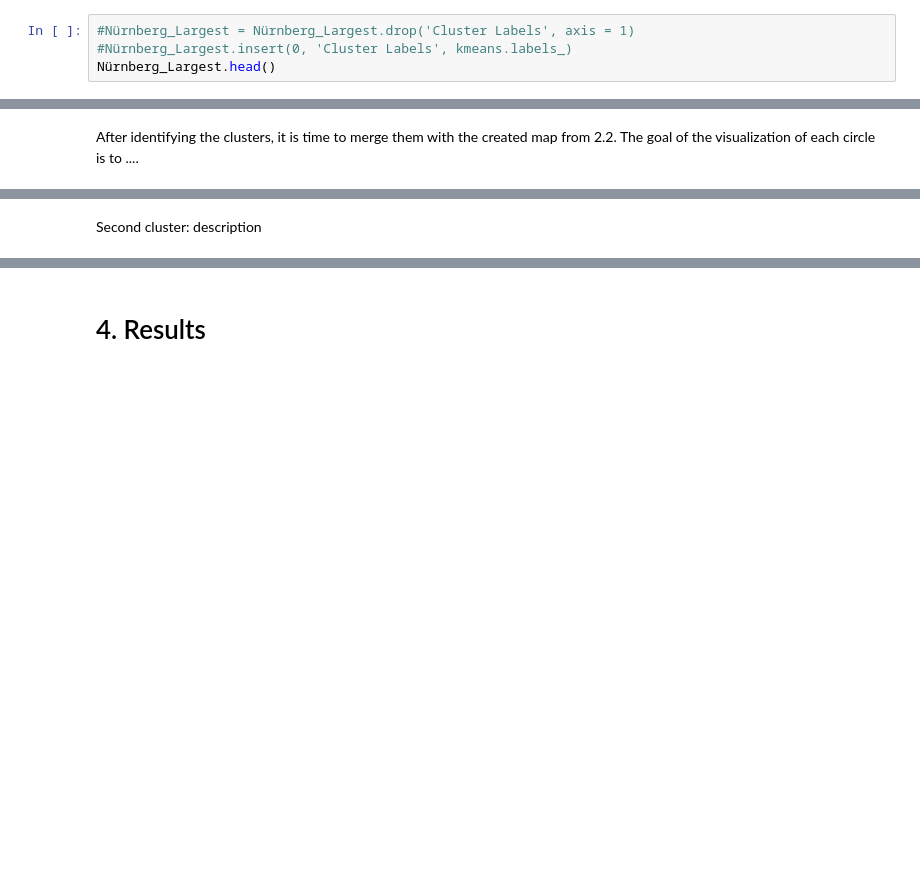
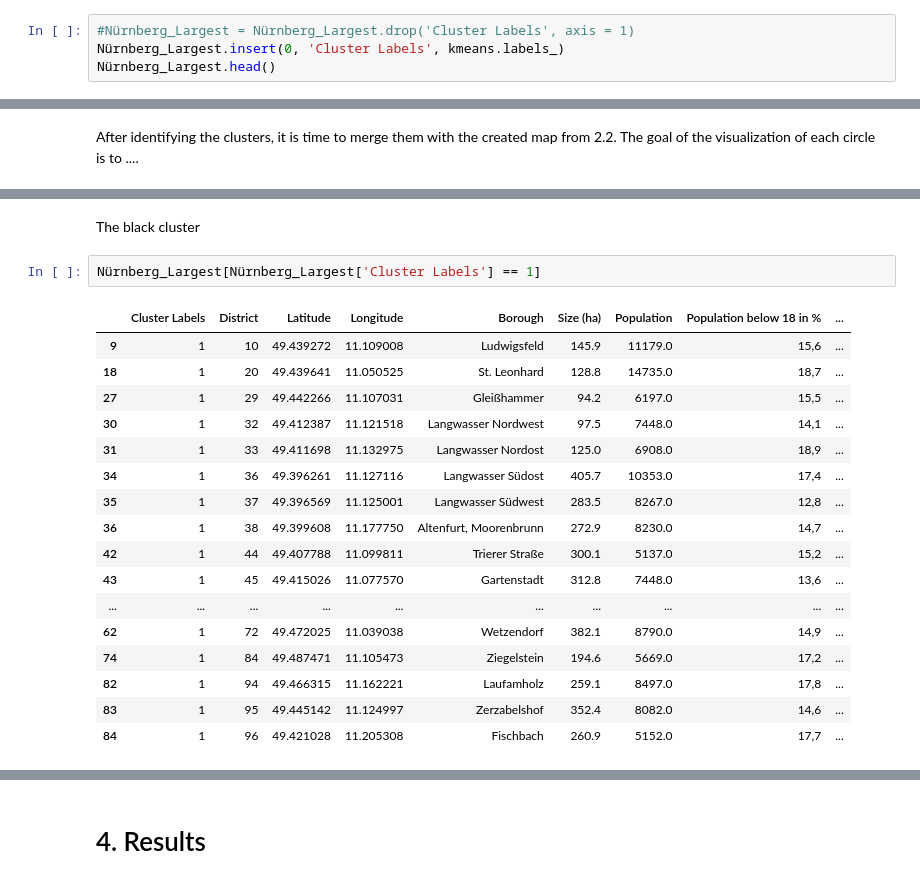
Before and after one commit to Suntzui/Coursera_Capstone, a Jupyter notebook: Applied Data Science Capstone - Final Assignment.ipynb, the cells around one changed output, grey strips where cells are left out. Saved outputs shown, nothing was run; the diff lists cells and outputs as text; blank space fills up the shorter version.

```diff
--- a/Applied Data Science Capstone - Final Assignment.ipynb
+++ b/Applied Data Science Capstone - Final Assignment.ipynb
@@ -552,7 +579,7 @@ array([2, 0, 3, 2, 0, 0, 3, 1, 0, 0, 0, 0, 0, 0, 1, 3, 3, 0, 0, 0, 3, 3,
 **Subsequently, the found cluster labels are merged into the master dataframe**
 # %%
 #Nürnberg_Largest = Nürnberg_Largest.drop('Cluster Labels', axis = 1)
-#Nürnberg_Largest.insert(0, 'Cluster Labels', kmeans.labels_)
+Nürnberg_Largest.insert(0, 'Cluster Labels', kmeans.labels_)
 Nürnberg_Largest.head()
 # %% [output]
 |  | Cluster Labels | District | Latitude | Longitude | Borough | Size (ha) | Population | Population below 18 in % | ... |
@@ -596,2 +667,22 @@ df[(df['Cluster Labels'] == 0)]
-# %% [markdown]
-Second cluster: description
+# %% [markdown]
+The black cluster
+# %%
+Nürnberg_Largest[Nürnberg_Largest['Cluster Labels'] == 1]
+# %% [output]
+|  | Cluster Labels | District | Latitude | Longitude | Borough | Size (ha) | Population | Population below 18 in % | ... |
+| 9 | 1 | 10 | 49.439272 | 11.109008 | Ludwigsfeld | 145.9 | 11179.0 | 15,6 | ... |
+| 18 | 1 | 20 | 49.439641 | 11.050525 | St. Leonhard | 128.8 | 14735.0 | 18,7 | ... |
+| 27 | 1 | 29 | 49.442266 | 11.107031 | Gleißhammer | 94.2 | 6197.0 | 15,5 | ... |
+| 30 | 1 | 32 | 49.412387 | 11.121518 | Langwasser Nordwest | 97.5 | 7448.0 | 14,1 | ... |
+| 31 | 1 | 33 | 49.411698 | 11.132975 | Langwasser Nordost | 125.0 | 6908.0 | 18,9 | ... |
+| 34 | 1 | 36 | 49.396261 | 11.127116 | Langwasser Südost | 405.7 | 10353.0 | 17,4 | ... |
+| 35 | 1 | 37 | 49.396569 | 11.125001 | Langwasser Südwest | 283.5 | 8267.0 | 12,8 | ... |
+| 36 | 1 | 38 | 49.399608 | 11.177750 | Altenfurt, Moorenbrunn | 272.9 | 8230.0 | 14,7 | ... |
+| 42 | 1 | 44 | 49.407788 | 11.099811 | Trierer Straße | 300.1 | 5137.0 | 15,2 | ... |
+| 43 | 1 | 45 | 49.415026 | 11.077570 | Gartenstadt | 312.8 | 7448.0 | 13,6 | ... |
+| ... | ... | ... | ... | ... | ... | ... | ... | ... | ... |
+| 62 | 1 | 72 | 49.472025 | 11.039038 | Wetzendorf | 382.1 | 8790.0 | 14,9 | ... |
+| 74 | 1 | 84 | 49.487471 | 11.105473 | Ziegelstein | 194.6 | 5669.0 | 17,2 | ... |
+| 82 | 1 | 94 | 49.466315 | 11.162221 | Laufamholz | 259.1 | 8497.0 | 17,8 | ... |
+| 83 | 1 | 95 | 49.445142 | 11.124997 | Zerzabelshof | 352.4 | 8082.0 | 14,6 | ... |
+| 84 | 1 | 96 | 49.421028 | 11.205308 | Fischbach | 260.9 | 5152.0 | 17,7 | ... |
```
Also changed, not shown: parts of 21 cells of this notebook.
